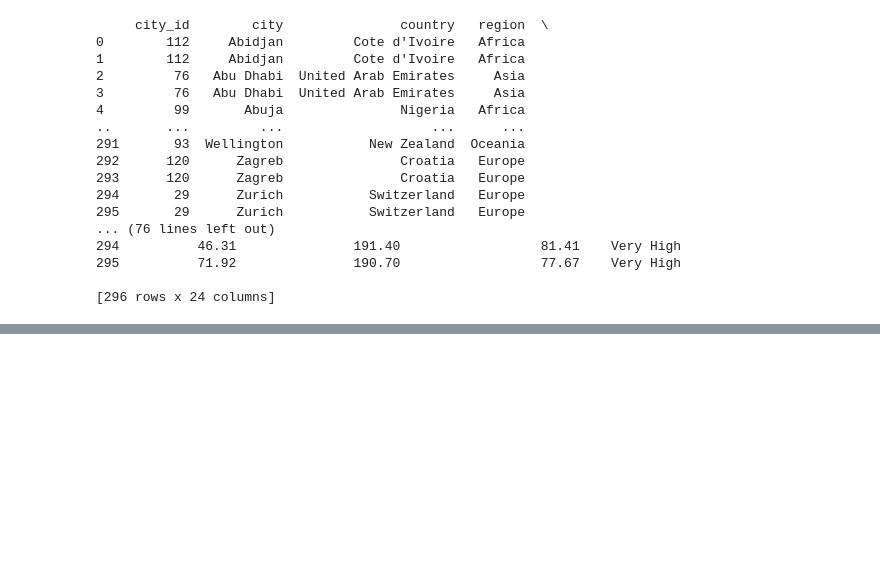
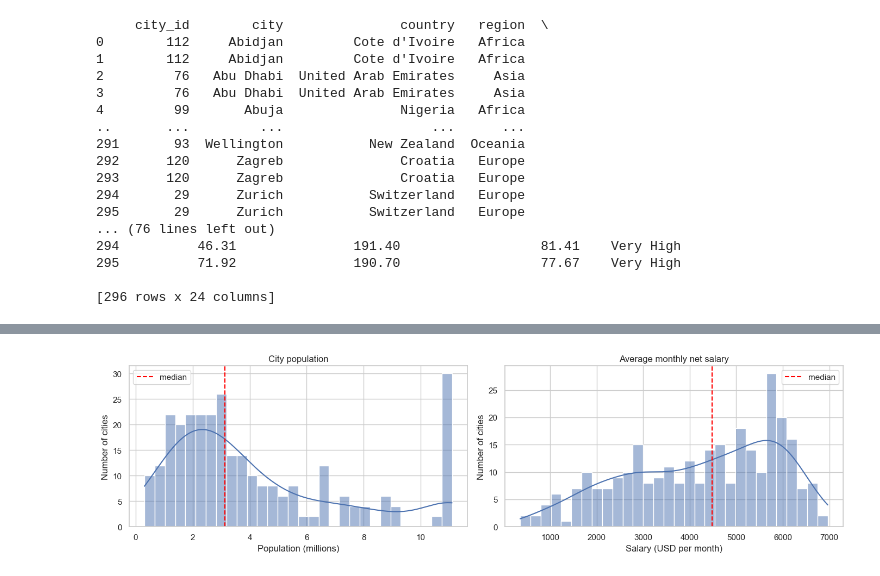
Before and after one commit to SindhujaDavuluri-IAAC/5-day1-assignment, a Jupyter notebook: data_cleaning_and_EDA_5.ipynb, the cells around one changed output, grey strips where cells are left out. Saved outputs shown, nothing was run; the diff lists cells and outputs as text; code cells hidden in the pictures; blank space fills up the shorter version.

```diff
--- a/data_cleaning_and_EDA_5.ipynb
+++ b/data_cleaning_and_EDA_5.ipynb
@@ -418,0 +469,25 @@ print(df_clean)
+# %%
+fig, axes = plt.subplots(1, 2, figsize=(14, 4))
+
+# Left: city size
+pop = df_clean["population_millions"].dropna()
+sns.histplot(pop, bins=30, kde=True, ax=axes[0])
+axes[0].axvline(pop.median(), color="red", linestyle="--", label="median")
+axes[0].set_title("City population")
+axes[0].set_xlabel("Population (millions)")
+axes[0].set_ylabel("Number of cities")
+axes[0].legend()
+
+# Right: income
+sal = df_clean["avg_monthly_net_salary_usd"].dropna()
+sns.histplot(sal, bins=30, kde=True, ax=axes[1])
+axes[1].axvline(sal.median(), color="red", linestyle="--", label="median")
+axes[1].set_title("Average monthly net salary")
+axes[1].set_xlabel("Salary (USD per month)")
+axes[1].set_ylabel("Number of cities")
+axes[1].legend()
+
+plt.tight_layout()
+plt.show()
+# %% [output]
+[figure, added]
```
Also changed, not shown: parts of 9 cells of this notebook.
